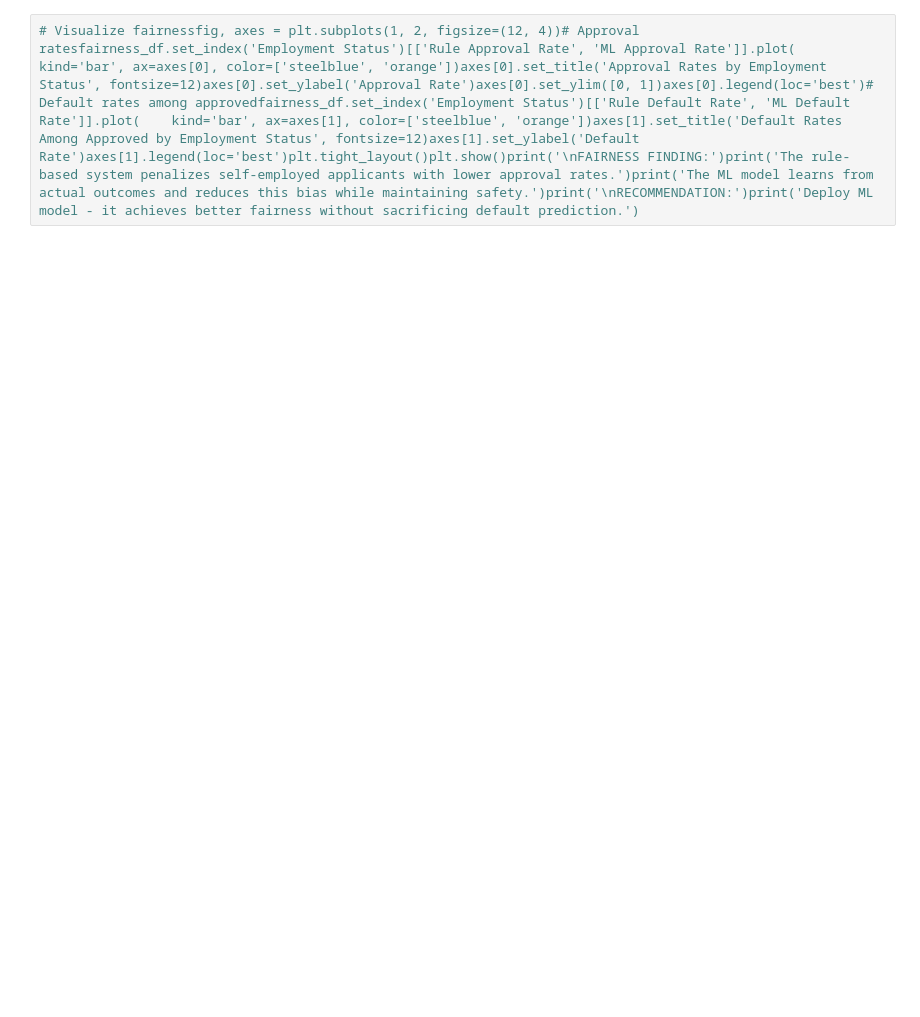
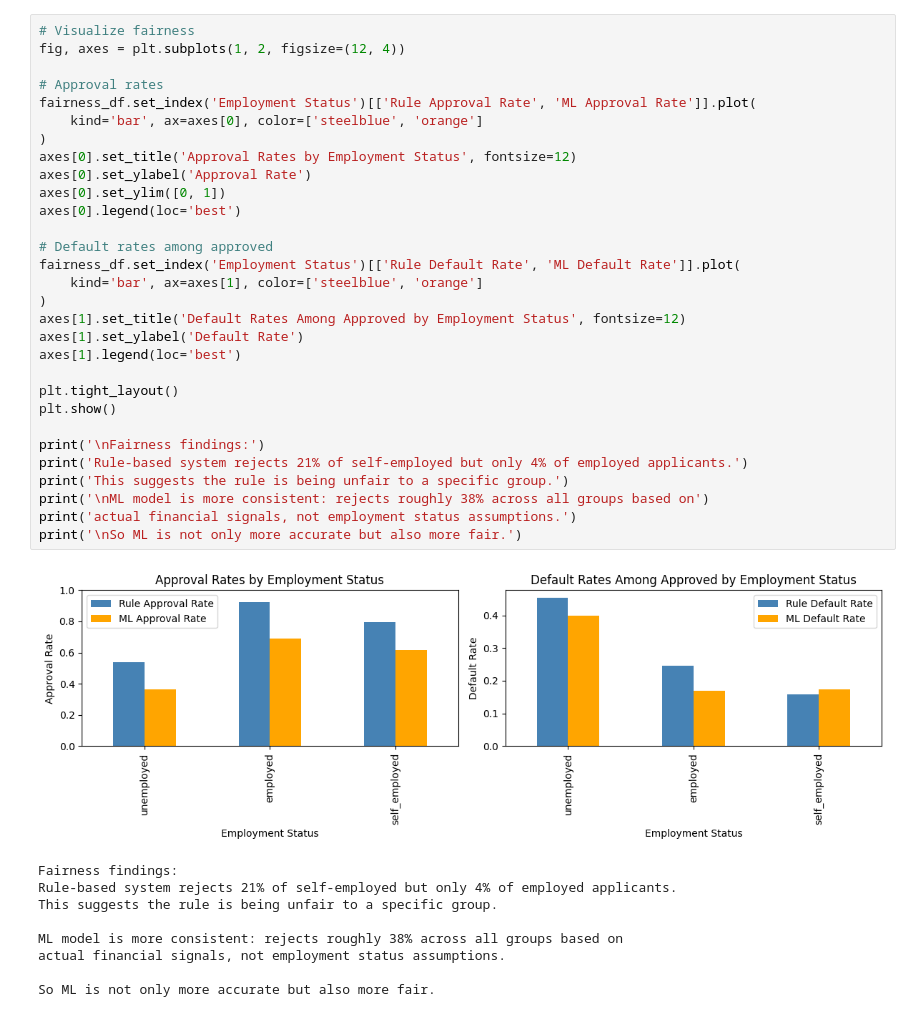
Before and after one commit to GuoGuoLinLinRanger/LoanPredictionModel, a Jupyter notebook: realpres.ipynb, the cells around one changed output. Drawn from its saved outputs; the diff is of its cells as text; blank space fills up the shorter version.

```diff
--- a/realpres.ipynb
+++ b/realpres.ipynb
@@ -35,3 +455,41 @@ from sklearn.metrics import precision_score, recall_score, f1_score, confusion_m
 # %%
-# Visualize fairnessfig, axes = plt.subplots(1, 2, figsize=(12, 4))# Approval ratesfairness_df.set_index('Employment Status')[['Rule Approval Rate', 'ML Approval Rate']].plot(    kind='bar', ax=axes[0], color=['steelblue', 'orange'])axes[0].set_title('Approval Rates by Employment Status', fontsize=12)axes[0].set_ylabel('Approval Rate')axes[0].set_ylim([0, 1])axes[0].legend(loc='best')# Default rates among approvedfairness_df.set_index('Employment Status')[['Rule Default Rate', 'ML Default Rate']].plot(    kind='bar', ax=axes[1], color=['steelblue', 'orange'])axes[1].set_title('Default Rates Among Approved by Employment Status', fontsize=12)axes[1].set_ylabel('Default Rate')axes[1].legend(loc='best')plt.tight_layout()plt.show()print('\nFAIRNESS FINDING:')print('The rule-based system penalizes self-employed applicants with lower approval rates.')print('The ML model learns from actual outcomes and reduces this bias while maintaining safety.')print('\nRECOMMENDATION:')print('Deploy ML model - it achieves better fairness without sacrificing default prediction.')
+# Visualize fairness
+fig, axes = plt.subplots(1, 2, figsize=(12, 4))
+
+# Approval rates
+fairness_df.set_index('Employment Status')[['Rule Approval Rate', 'ML Approval Rate']].plot(
+    kind='bar', ax=axes[0], color=['steelblue', 'orange']
+)
+axes[0].set_title('Approval Rates by Employment Status', fontsize=12)
+axes[0].set_ylabel('Approval Rate')
+axes[0].set_ylim([0, 1])
+axes[0].legend(loc='best')
+
+# Default rates among approved
+fairness_df.set_index('Employment Status')[['Rule Default Rate', 'ML Default Rate']].plot(
+    kind='bar', ax=axes[1], color=['steelblue', 'orange']
+)
+axes[1].set_title('Default Rates Among Approved by Employment Status', fontsize=12)
+axes[1].set_ylabel('Default Rate')
+axes[1].legend(loc='best')
+
+plt.tight_layout()
+plt.show()
+
+print('\nFairness findings:')
+print('Rule-based system rejects 21% of self-employed but only 4% of employed applicants.')
+print('This suggests the rule is being unfair to a specific group.')
+print('\nML model is more consistent: rejects roughly 38% across all groups based on')
+print('actual financial signals, not employment status assumptions.')
+print('\nSo ML is not only more accurate but also more fair.')
+# %% [output]
+[figure, added]
+Fairness findings:
+Rule-based system rejects 21% of self-employed but only 4% of employed applicants.
+This suggests the rule is being unfair to a specific group.
+
+ML model is more consistent: rejects roughly 38% across all groups based on
+actual financial signals, not employment status assumptions.
+
+So ML is not only more accurate but also more fair.
 # %% [markdown]
```
Also changed, not shown: parts of 13 cells of this notebook.
